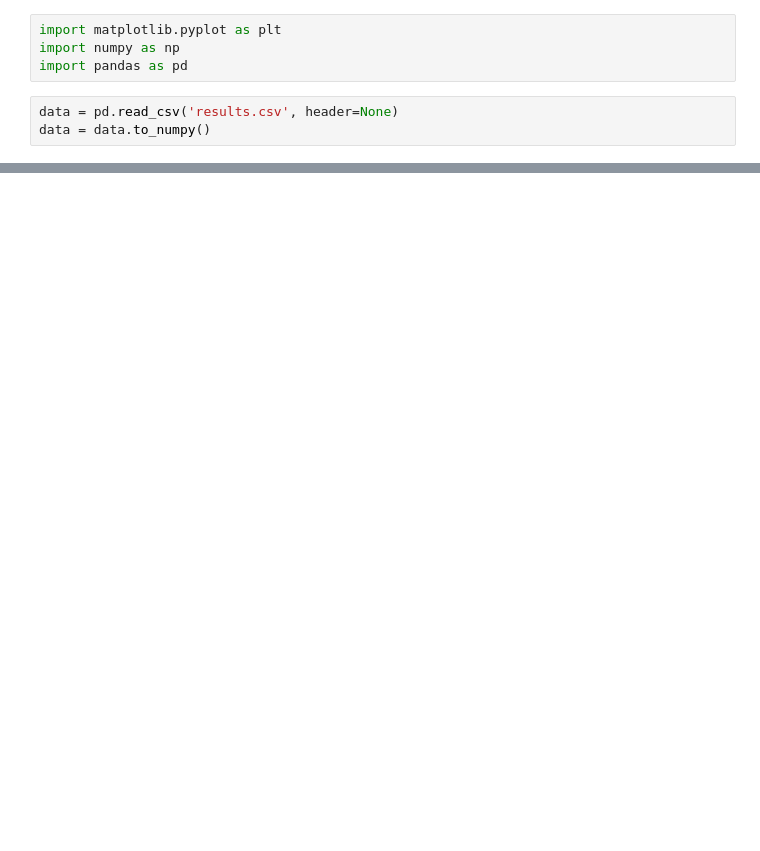
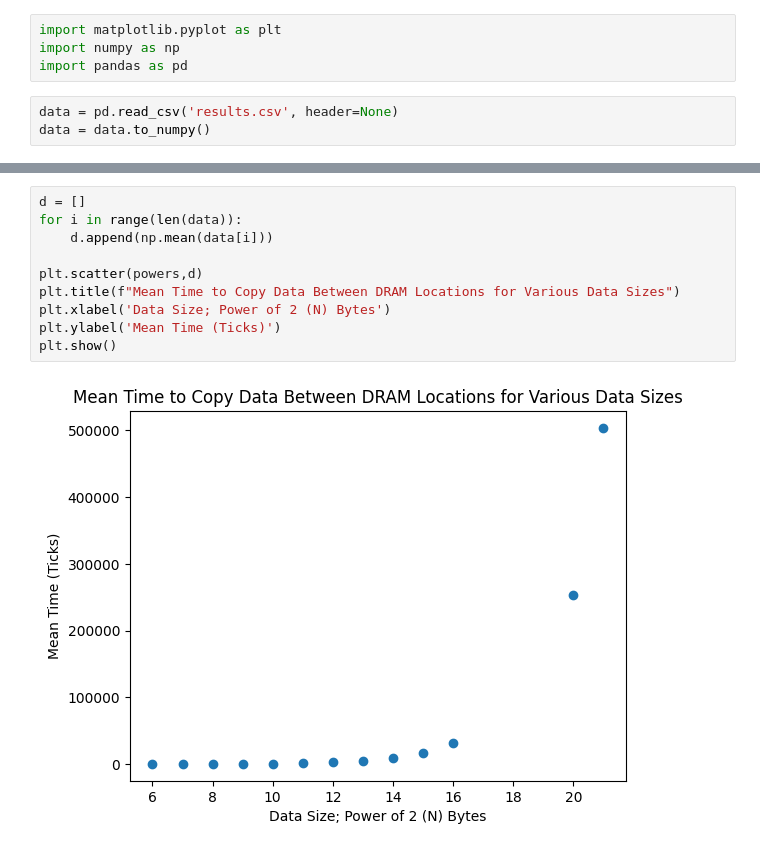
Before and after one commit to moisesmata/comp-arch-hw1, a Jupyter notebook: data_analysis.ipynb, the cells around one changed output, grey strips where cells are left out. Saved outputs shown, nothing was run; the diff lists cells and outputs as text; blank space fills up the shorter version.

```diff
--- a/data_analysis.ipynb
+++ b/data_analysis.ipynb
@@ -52,0 +56,12 @@ Mean: 17.241194
+# %%
+d = []
+for i in range(len(data)):
+    d.append(np.mean(data[i]))
+
+plt.scatter(powers,d)
+plt.title(f"Mean Time to Copy Data Between DRAM Locations for Various Data Sizes")
+plt.xlabel('Data Size; Power of 2 (N) Bytes')
+plt.ylabel('Mean Time (Ticks)')
+plt.show()
+# %% [output]
+[figure, added]
```
Also changed, not shown: parts of 1 cell of this notebook, 2 other files.
